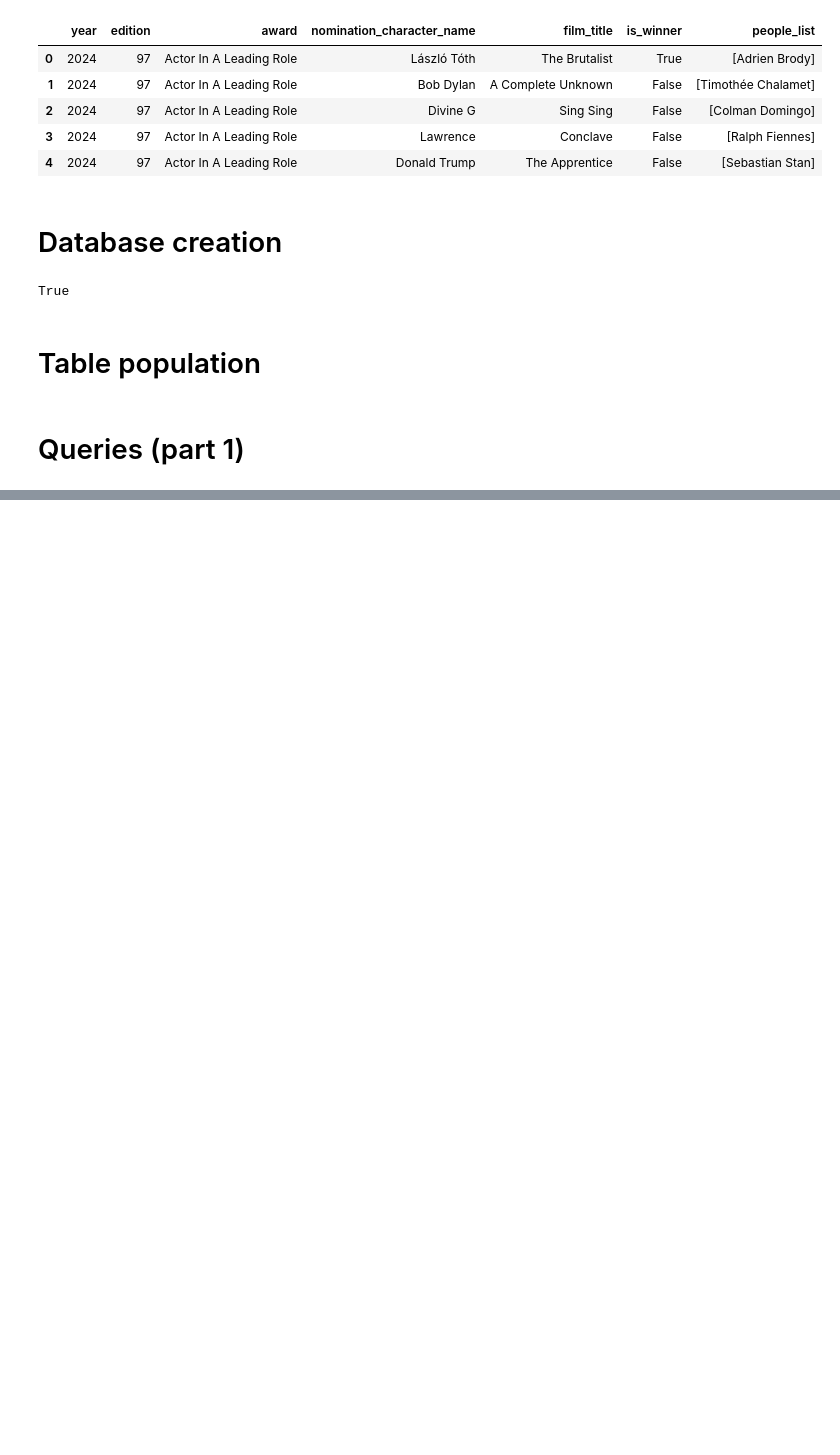
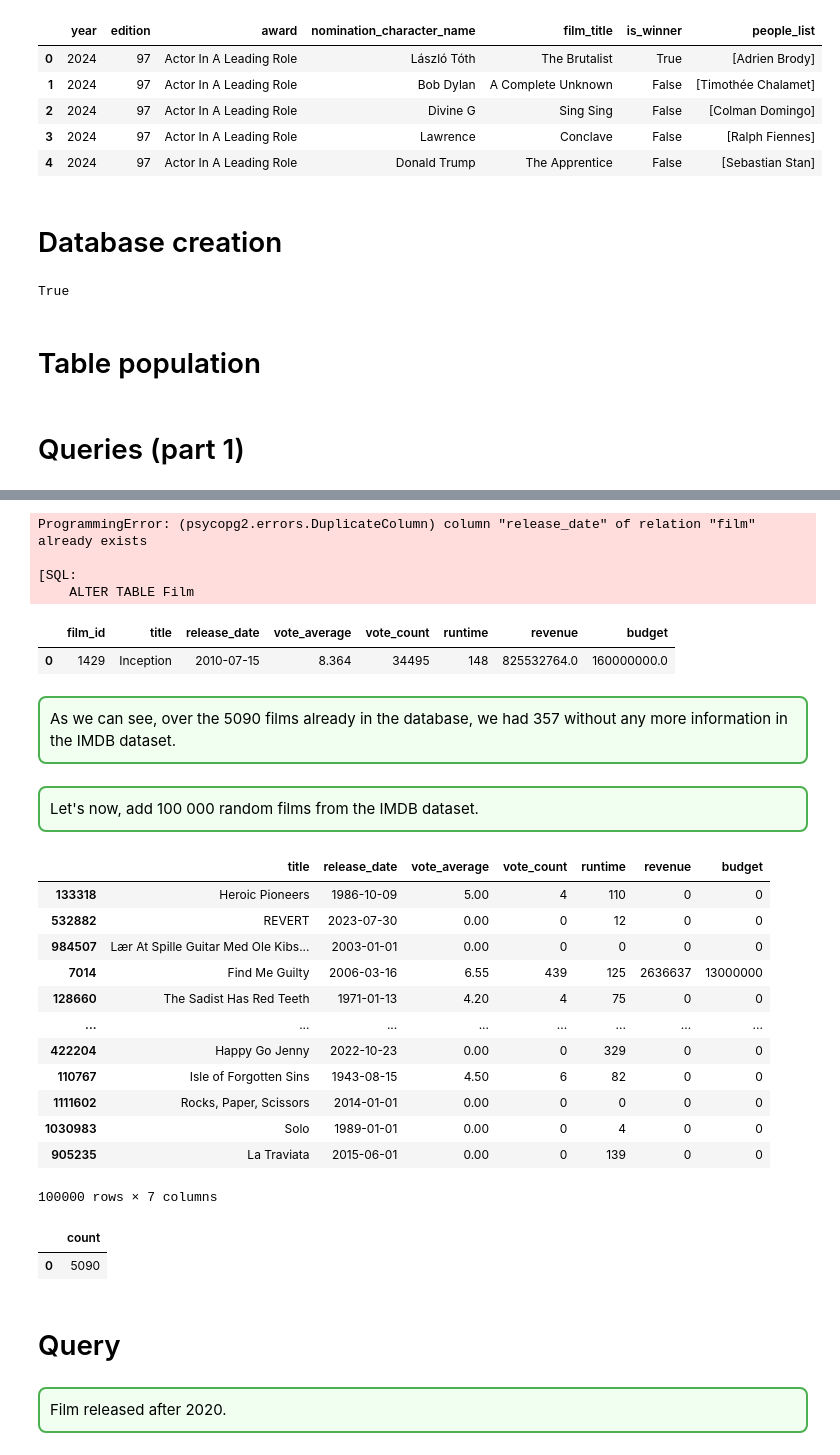
Before and after one commit to Danila-Pechenev/databases_project, a Jupyter notebook: db_project.ipynb, the cells around one changed output, grey strips where cells are left out. Drawn from its saved outputs; the diff is of its cells as text; code cells hidden in the pictures; blank space fills up the shorter version.

```diff
--- a/db_project.ipynb
+++ b/db_project.ipynb
@@ -509,0 +641,4 @@ run_query("SELECT * FROM Nomination_person LIMIT 20;").head()
+# %%
+import pandas as pd
+films = pd.read_csv('TMDB_movie_dataset_v11.csv')
+films.head(3)
@@ -509,0 +839,30 @@ run_query("SELECT * FROM Nomination_person LIMIT 20;").head()
+# %%
+with engine.begin() as conn:
+    #conn.execute(text("""CREATE SCHEMA films;"""))
+    conn.execute(text("""set search_path = 'films'"""))
+
+    conn.execute(text("""
+    ALTER TABLE Film
+    ADD COLUMN release_date DATE,
+    ADD COLUMN vote_average FLOAT,
+    ADD COLUMN vote_count INTEGER,
+    ADD COLUMN runtime INTEGER,
+    ADD COLUMN revenue FLOAT,
+    ADD COLUMN budget FLOAT;
+    """))
+
+
+    conn.execute(text("""
+    ALTER TABLE Film
+    DROP CONSTRAINT unique_title;
+    """))
+
+    conn.execute(text("""
+    ALTER TABLE Film
+    ADD CONSTRAINT uq_film_title_release UNIQUE (title, release_date);
+    """))
+# %% [output]
+ProgrammingError: (psycopg2.errors.DuplicateColumn) column "release_date" of relation "film" already exists
+
+[SQL:
+    ALTER TABLE Film
@@ -509,0 +902,36 @@ run_query("SELECT * FROM Nomination_person LIMIT 20;").head()
+# %%
+run_query("SELECT * FROM film WHERE title = 'Inception';")
+# %% [output]
+|  | film_id | title | release_date | vote_average | vote_count | runtime | revenue | budget |
+| 0 | 1429 | Inception | 2010-07-15 | 8.364 | 34495 | 148 | 825532764.0 | 160000000.0 |
+# %% [markdown]
+<div style="border: 2px solid #4CAF50; padding: 10px; border-radius: 8px; background-color:#f0fff0">
+As we can see, over the 5090 films already in the database, we had 357 without any more information in the IMDB dataset.
+</div>
+# %% [markdown]
+<div style="border: 2px solid #4CAF50; padding: 10px; border-radius: 8px; background-color:#f0fff0">
+Let's now, add 100 000 random films from the IMDB dataset.
+</div>
+# %%
+df_sample = film.sample(n=100000, random_state=42)
+df_sample = df_sample[['title', 'release_date', 'vote_average', 'vote_count', 'runtime', 'revenue', 'budget']]
+df_sample
+# %% [output]
+|  | title | release_date | vote_average | vote_count | runtime | revenue | budget |
+| 133318 | Heroic Pioneers | 1986-10-09 | 5.00 | 4 | 110 | 0 | 0 |
+| 532882 | REVERT | 2023-07-30 | 0.00 | 0 | 12 | 0 | 0 |
+| 984507 | Lær At Spille Guitar Med Ole Kibs... | 2003-01-01 | 0.00 | 0 | 0 | 0 | 0 |
+| 7014 | Find Me Guilty | 2006-03-16 | 6.55 | 439 | 125 | 2636637 | 13000000 |
+| 128660 | The Sadist Has Red Teeth | 1971-01-13 | 4.20 | 4 | 75 | 0 | 0 |
+| ... | ... | ... | ... | ... | ... | ... | ... |
+| 422204 | Happy Go Jenny | 2022-10-23 | 0.00 | 0 | 329 | 0 | 0 |
+| 110767 | Isle of Forgotten Sins | 1943-08-15 | 4.50 | 6 | 82 | 0 | 0 |
+| 1111602 | Rocks, Paper, Scissors | 2014-01-01 | 0.00 | 0 | 0 | 0 | 0 |
+| 1030983 | Solo | 1989-01-01 | 0.00 | 0 | 4 | 0 | 0 |
+| 905235 | La Traviata | 2015-06-01 | 0.00 | 0 | 139 | 0 | 0 |
+100000 rows × 7 columns
+# %%
+run_query("select count(*) from film;")
+# %% [output]
+|  | count |
+| 0 | 5090 |
@@ -509,0 +948,6 @@ run_query("SELECT * FROM Nomination_person LIMIT 20;").head()
+# %% [markdown]
+# Query
+# %% [markdown]
+<div style="border: 2px solid #4CAF50; padding: 10px; border-radius: 8px; background-color:#f0fff0">
+Film released after 2020.
+</div>
```
Also changed, not shown: parts of 55 cells of this notebook.
